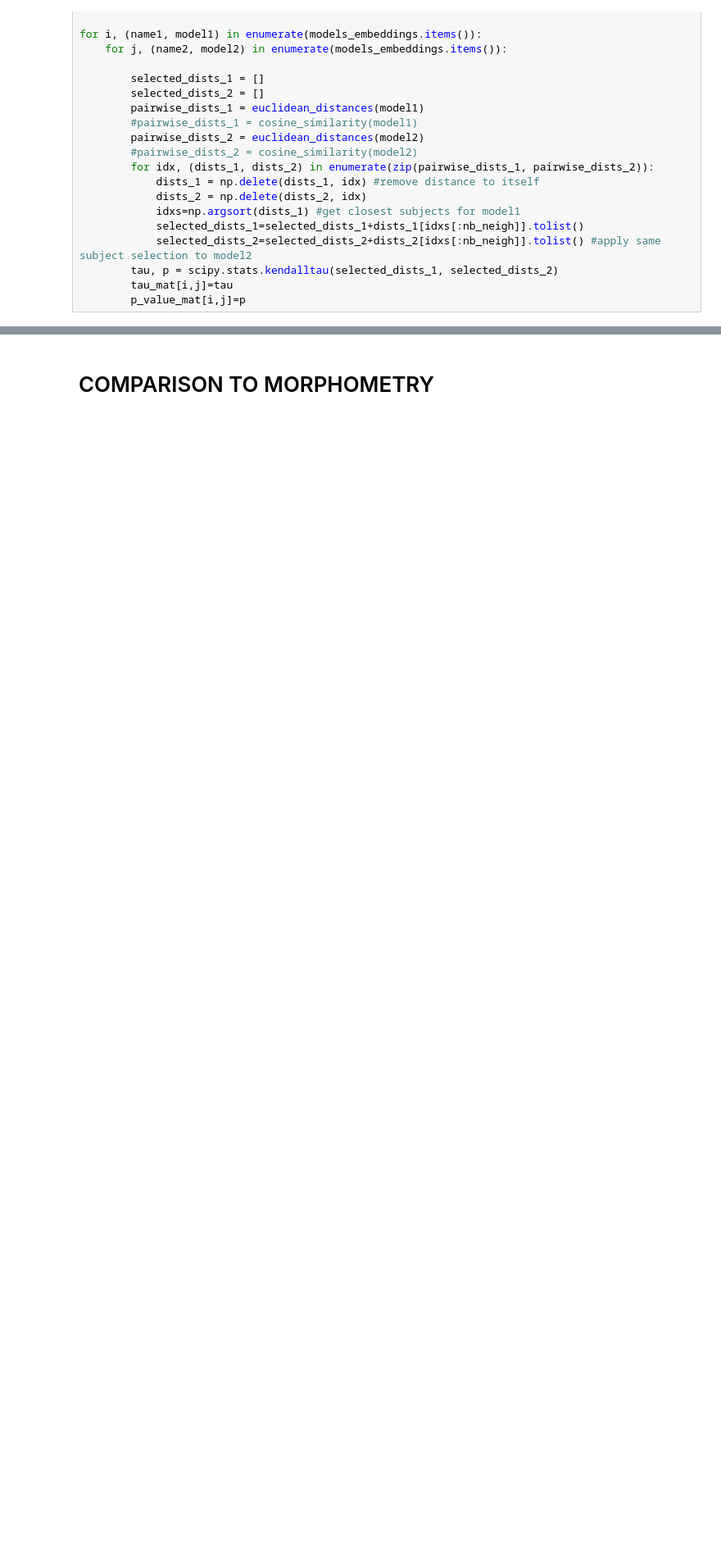
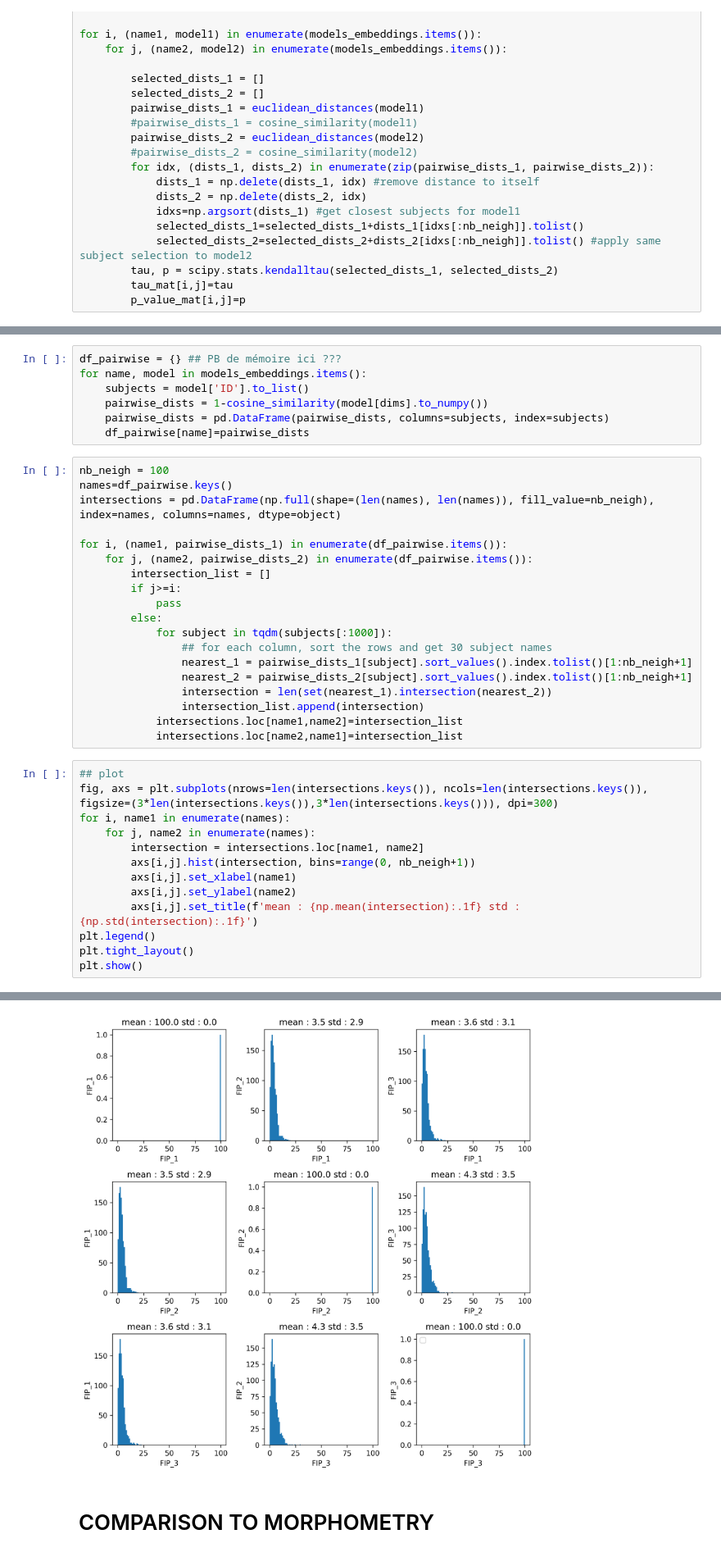
Before and after one commit to neurospin/champollion_V1, a Jupyter notebook: contrastive/notebooks/julien/model_similarity.ipynb, the cells around one changed output, grey strips where cells are left out. Shown at 82% size. Cells and saved outputs as stored; diff of their text form; blank space fills up the shorter version.

Commit message:
full commit

```diff
--- a/contrastive/notebooks/julien/model_similarity.ipynb
+++ b/contrastive/notebooks/julien/model_similarity.ipynb
@@ -177,0 +253,40 @@ plt.show()
+# %%
+df_pairwise = {} ## PB de mémoire ici ???
+for name, model in models_embeddings.items():
+    subjects = model['ID'].to_list()
+    pairwise_dists = 1-cosine_similarity(model[dims].to_numpy())
+    pairwise_dists = pd.DataFrame(pairwise_dists, columns=subjects, index=subjects)
+    df_pairwise[name]=pairwise_dists
+# %%
+nb_neigh = 100
+names=df_pairwise.keys()
+intersections = pd.DataFrame(np.full(shape=(len(names), len(names)), fill_value=nb_neigh), index=names, columns=names, dtype=object)
+
+for i, (name1, pairwise_dists_1) in enumerate(df_pairwise.items()):
+    for j, (name2, pairwise_dists_2) in enumerate(df_pairwise.items()):
+        intersection_list = []
+        if j>=i:
+            pass
+        else:
+            for subject in tqdm(subjects[:1000]):
+                ## for each column, sort the rows and get 30 subject names
+                nearest_1 = pairwise_dists_1[subject].sort_values().index.tolist()[1:nb_neigh+1]
+                nearest_2 = pairwise_dists_2[subject].sort_values().index.tolist()[1:nb_neigh+1]
+                intersection = len(set(nearest_1).intersection(nearest_2))
+                intersection_list.append(intersection)
+            intersections.loc[name1,name2]=intersection_list
+            intersections.loc[name2,name1]=intersection_list
+# %%
+## plot
+fig, axs = plt.subplots(nrows=len(intersections.keys()), ncols=len(intersections.keys()), figsize=(3*len(intersections.keys()),3*len(intersections.keys())), dpi=300)
+for i, name1 in enumerate(names):
+    for j, name2 in enumerate(names):
+        intersection = intersections.loc[name1, name2]
+        axs[i,j].hist(intersection, bins=range(0, nb_neigh+1))
+        axs[i,j].set_xlabel(name1)
+        axs[i,j].set_ylabel(name2)
+        axs[i,j].set_title(f'mean : {np.mean(intersection):.1f} std : {np.std(intersection):.1f}')
+plt.legend()
+plt.tight_layout()
+plt.show()
+# %% [output]
@@ -178,3 +294,4 @@ plt.show()
+[figure, added]
 # %% [markdown]
 # COMPARISON TO MORPHOMETRY
 # %%
```
Also changed, not shown: parts of 10 cells of this notebook, 8 other files.
